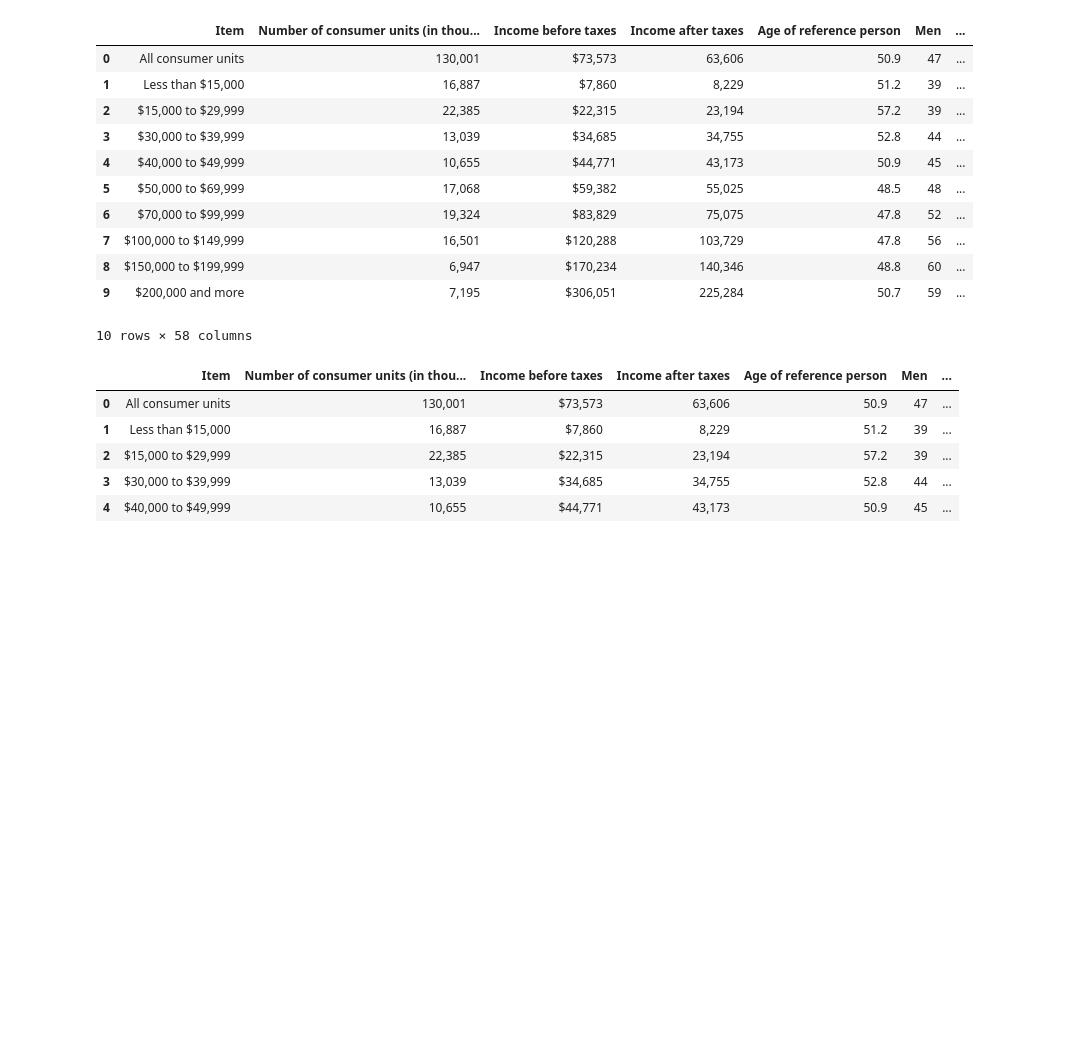
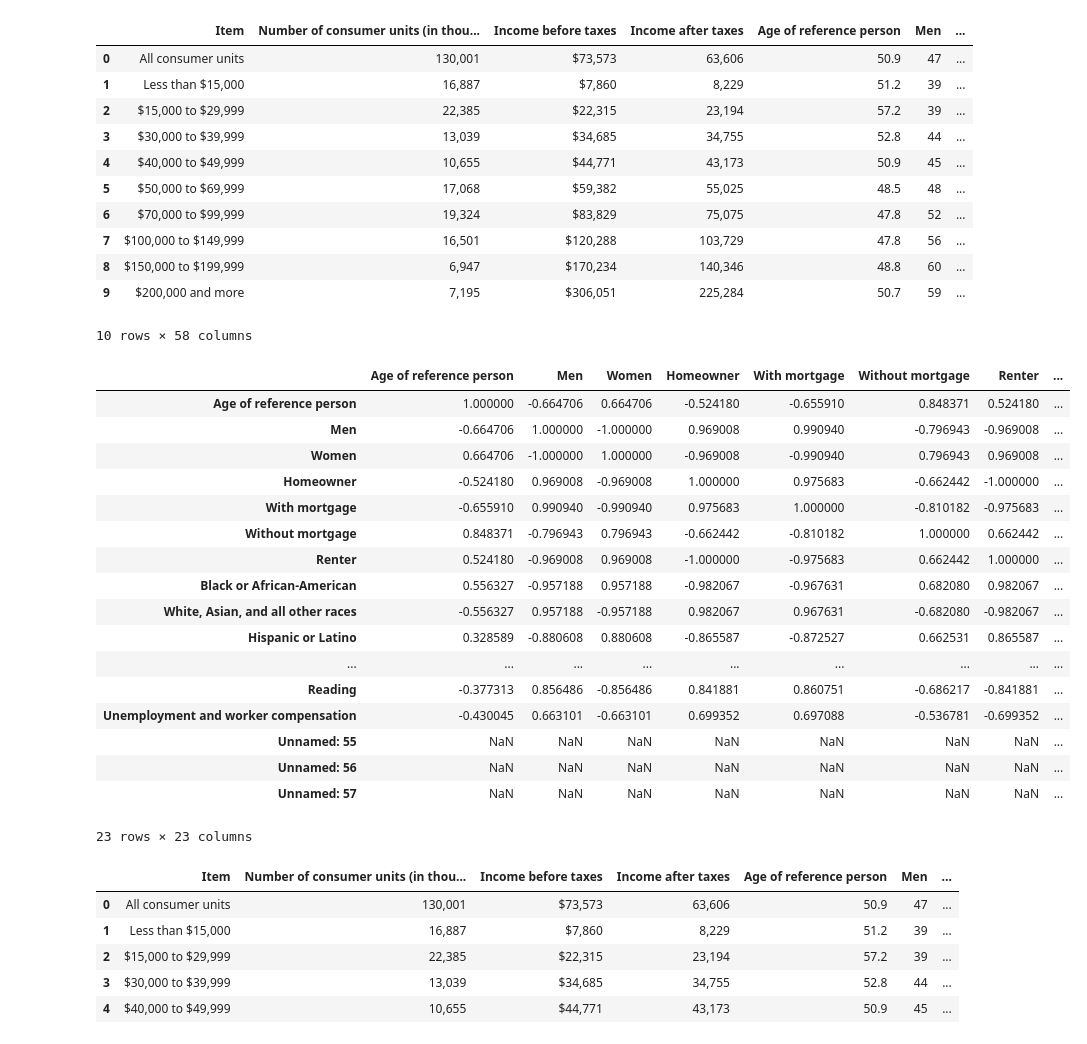
Before and after one commit to Hira63S/DS-Unit-1-Sprint-5-Data-Storytelling-Blog-Post, a Jupyter notebook: DS_Project_1_Income_dataset.ipynb, the cells around one changed output. Saved outputs shown, nothing was run; the diff lists cells and outputs as text; code cells hidden in the pictures; blank space fills up the shorter version.

```diff
--- a/DS_Project_1_Income_dataset.ipynb
+++ b/DS_Project_1_Income_dataset.ipynb
@@ -23,6 +23,27 @@ expenses.head(10)
 | 8 | $150,000 to $199,999 | 6,947 | $170,234 | 140,346 | 48.8 | 60 | ... |
 | 9 | $200,000 and more | 7,195 | $306,051 | 225,284 | 50.7 | 59 | ... |
 10 rows × 58 columns
+# %%
+expenses.corr()
+# %% [output]
+|  | Age of reference person | Men | Women | Homeowner | With mortgage | Without mortgage | Renter | ... |
+| Age of reference person | 1.000000 | -0.664706 | 0.664706 | -0.524180 | -0.655910 | 0.848371 | 0.524180 | ... |
+| Men | -0.664706 | 1.000000 | -1.000000 | 0.969008 | 0.990940 | -0.796943 | -0.969008 | ... |
+| Women | 0.664706 | -1.000000 | 1.000000 | -0.969008 | -0.990940 | 0.796943 | 0.969008 | ... |
+| Homeowner | -0.524180 | 0.969008 | -0.969008 | 1.000000 | 0.975683 | -0.662442 | -1.000000 | ... |
+| With mortgage | -0.655910 | 0.990940 | -0.990940 | 0.975683 | 1.000000 | -0.810182 | -0.975683 | ... |
+| Without mortgage | 0.848371 | -0.796943 | 0.796943 | -0.662442 | -0.810182 | 1.000000 | 0.662442 | ... |
+| Renter | 0.524180 | -0.969008 | 0.969008 | -1.000000 | -0.975683 | 0.662442 | 1.000000 | ... |
+| Black or African-American | 0.556327 | -0.957188 | 0.957188 | -0.982067 | -0.967631 | 0.682080 | 0.982067 | ... |
+| White, Asian, and all other races | -0.556327 | 0.957188 | -0.957188 | 0.982067 | 0.967631 | -0.682080 | -0.982067 | ... |
+| Hispanic or Latino | 0.328589 | -0.880608 | 0.880608 | -0.865587 | -0.872527 | 0.662531 | 0.865587 | ... |
+| ... | ... | ... | ... | ... | ... | ... | ... | ... |
+| Reading | -0.377313 | 0.856486 | -0.856486 | 0.841881 | 0.860751 | -0.686217 | -0.841881 | ... |
+| Unemployment and worker compensation | -0.430045 | 0.663101 | -0.663101 | 0.699352 | 0.697088 | -0.536781 | -0.699352 | ... |
+| Unnamed: 55 | NaN | NaN | NaN | NaN | NaN | NaN | NaN | ... |
+| Unnamed: 56 | NaN | NaN | NaN | NaN | NaN | NaN | NaN | ... |
+| Unnamed: 57 | NaN | NaN | NaN | NaN | NaN | NaN | NaN | ... |
+23 rows × 23 columns
 # %%
 expenses = expenses.set_index('Item')
 # %%
```
Also changed, not shown: parts of 25 cells of this notebook.
